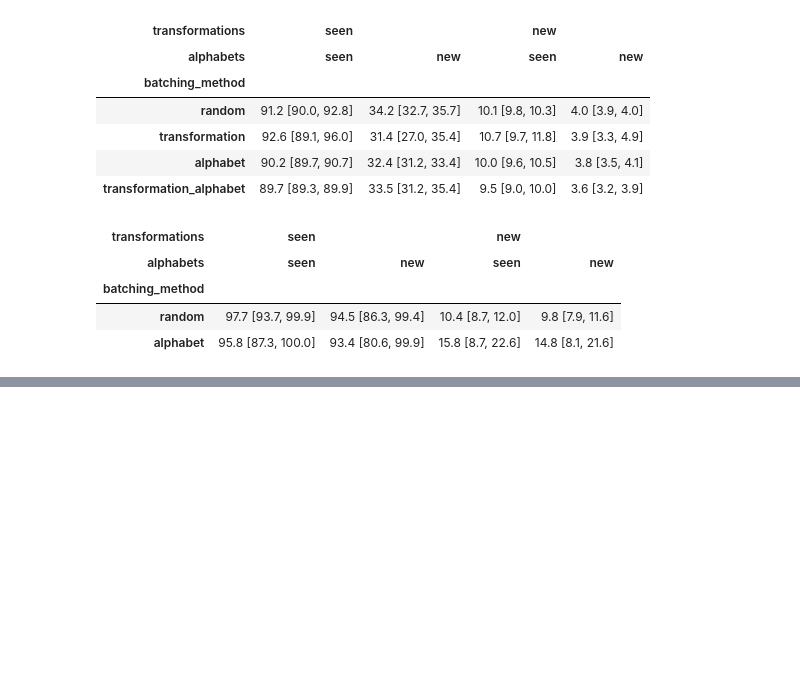
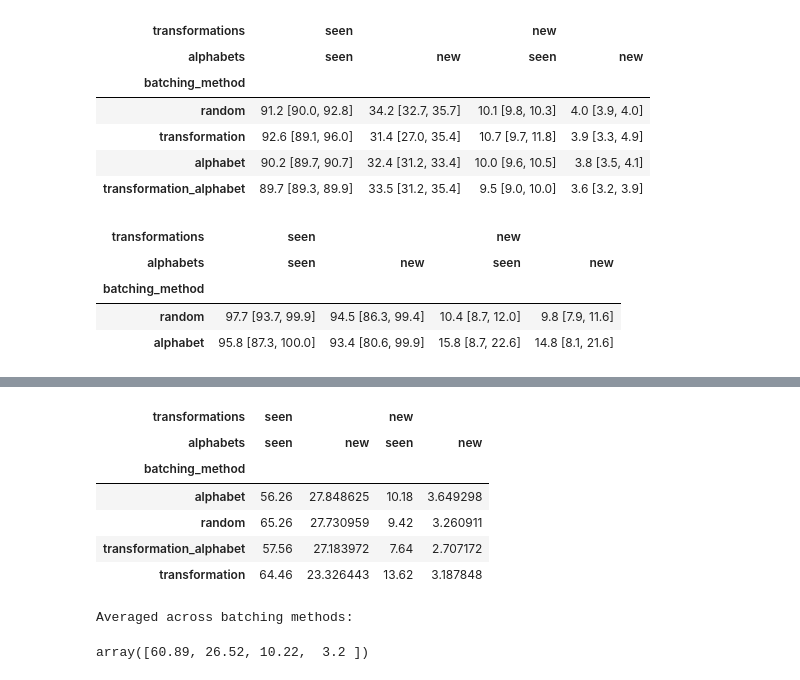
Before and after one commit to philipp-hellwig/MLC-letter-string-analogies, a Jupyter notebook: analyses/model_comparisons.ipynb, the cells around one changed output, grey strips where cells are left out. Drawn from its saved outputs; the diff is of its cells as text; code cells hidden in the pictures; blank space fills up the shorter version.

```diff
--- a/analyses/model_comparisons.ipynb
+++ b/analyses/model_comparisons.ipynb
@@ -199,0 +296,17 @@ copy_perm200
+# %%
+means = get_summarized_accuracies_by_batching_method(df, batching_methods=df.batching_method.unique(), ci=False)
+means
+# %% [output]
+| transformations | seen |  | new |  |
+| alphabets | seen | new | seen | new |
+| batching_method |  |  |  |  |
+| alphabet | 56.26 | 27.848625 | 10.18 | 3.649298 |
+| random | 65.26 | 27.730959 | 9.42 | 3.260911 |
+| transformation_alphabet | 57.56 | 27.183972 | 7.64 | 2.707172 |
+| transformation | 64.46 | 23.326443 | 13.62 | 3.187848 |
+# %%
+print("Averaged across batching methods:")
+(means.values.mean(axis=0).astype(float)).round(2)
+# %% [output]
+Averaged across batching methods:
+array([60.89, 26.52, 10.22,  3.2 ])
```
Also changed, not shown: parts of 9 cells of this notebook, 22 other files.
